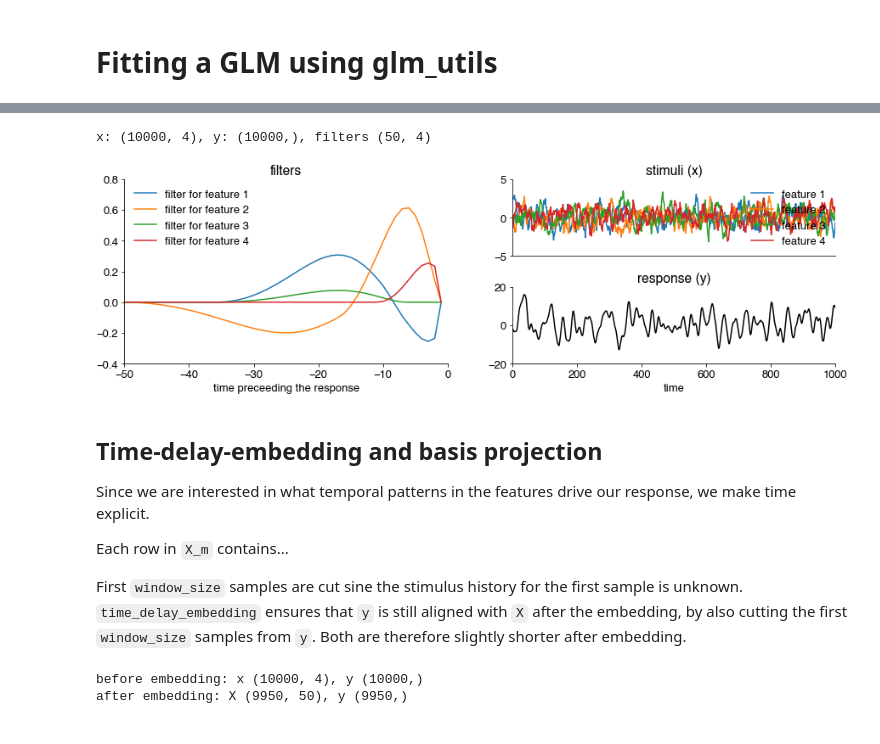
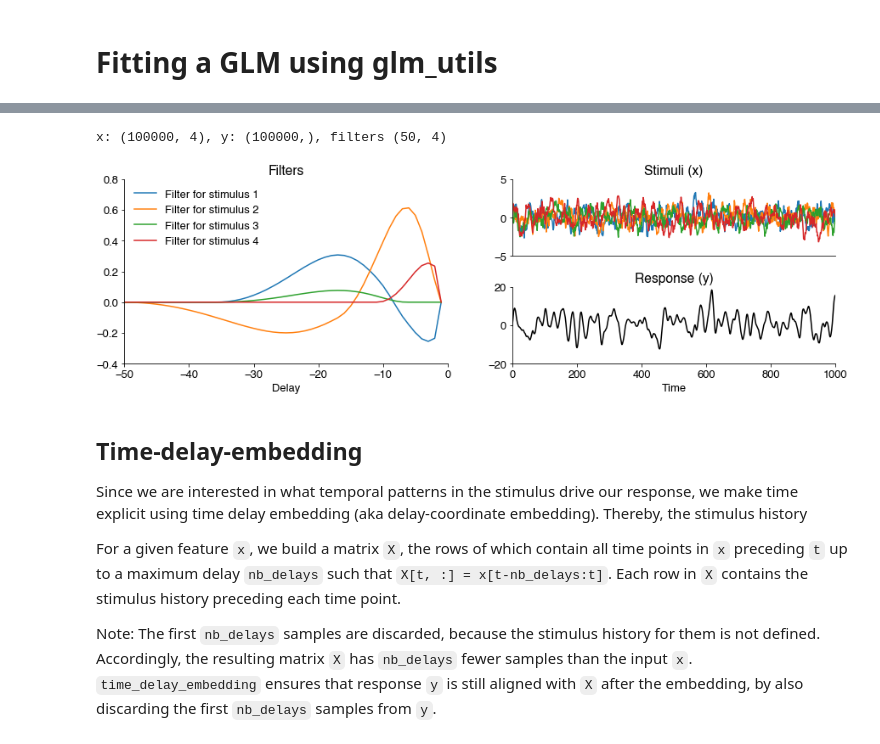
Before and after one commit to janclemenslab/glm_utils, a Jupyter notebook: demo/basics.ipynb, the cells around one changed output, grey strips where cells are left out. Drawn from its saved outputs; the diff is of its cells as text; code cells hidden in the pictures.

```diff
--- a/demo/basics.ipynb
+++ b/demo/basics.ipynb
@@ -22,46 +21,36 @@ The response `y` is produced by filtering each of the four stimulus features in
 # %%
-x, y, filters = get_data(npoints = 10_000)
+x, y, filters = get_data(npoints = 100_000)
 
-npoints, ninputs = x.shape
+nb_points, nb_stim = x.shape
 filter_duration = filters.shape[0]
 T = np.arange(-filter_duration, 0)
 
 print(f"x: {x.shape}, y: {y.shape}, filters {filters.shape}")
 plt.figure(figsize=[15,4])
 plt.subplot(121)
 plt.plot(T, filters)
-plt.title('filters')
-plt.xlabel('time preceeding the response')
-plt.legend([f'filter for feature {f}' for f in range(1,5)])
+plt.title('Filters')
+plt.xlabel('Delay')
+plt.legend([f'Filter for stimulus {f}' for f in range(1,5)])
 
 plt.subplot(222)
 plt.plot(x[:1000])
-plt.title('stimuli (x)')
-plt.legend([f'feature {f}' for f in range(1,5)])
+plt.title('Stimuli (x)')
 plt.xticks(())
 
 plt.subplot(224)
 plt.plot(y[:1000], c='k')
-plt.title('response (y)')
-plt.xlabel('time')
+plt.title('Response (y)')
+plt.xlabel('Time')
 plt.subplots_adjust(hspace=0.4)
 plt.show()
 # %% [output]
-x: (10000, 4), y: (10000,), filters (50, 4)
+x: (100000, 4), y: (100000,), filters (50, 4)
-[figure, old version]
+[figure, new version]
 # %% [markdown]
-## Time-delay-embedding and basis projection
-Since we are interested in what temporal patterns in the features drive our response, we make time explicit.
+## Time-delay-embedding
+Since we are interested in what temporal patterns in the stimulus drive our response, we make time explicit using time delay embedding (aka delay-coordinate embedding). Thereby, the stimulus history
 
-Each row in `X_m` contains...
+For a given feature `x`, we build a matrix `X`, the rows of which contain all time points in `x` preceding `t` up to a maximum delay `nb_delays` such that `X[t, :] = x[t-nb_delays:t]`. Each row in `X` contains the stimulus history preceding each time point.
 
-First `window_size` samples are cut sine the stimulus history for the first sample is unknown. `time_delay_embedding` ensures that `y` is still aligned with `X` after the embedding, by also cutting the first `window_size` samples from `y`. Both are therefore slightly shorter after embedding.
+Note: The first `nb_delays` samples are discarded, because the stimulus history for them is not defined. Accordingly, the resulting matrix `X` has `nb_delays` fewer samples than the input `x`. `time_delay_embedding` ensures that response `y` is still aligned with `X` after the embedding, by also discarding the first `nb_delays` samples from `y`.
-# %%
-print(f'before embedding: x {x.shape}, y {y.shape}')
-feature = 1
-window_size = 50
-X_m, y_m = glm_utils.preprocessing.time_delay_embedding(x[:, feature], y, window_size=window_size)
-print(f"after embedding: X {X_m.shape}, y {y_m.shape}")
-# %% [output]
-before embedding: x (10000, 4), y (10000,)
-after embedding: X (9950, 50), y (9950,)
```
Also changed, not shown: parts of 22 cells of this notebook.
